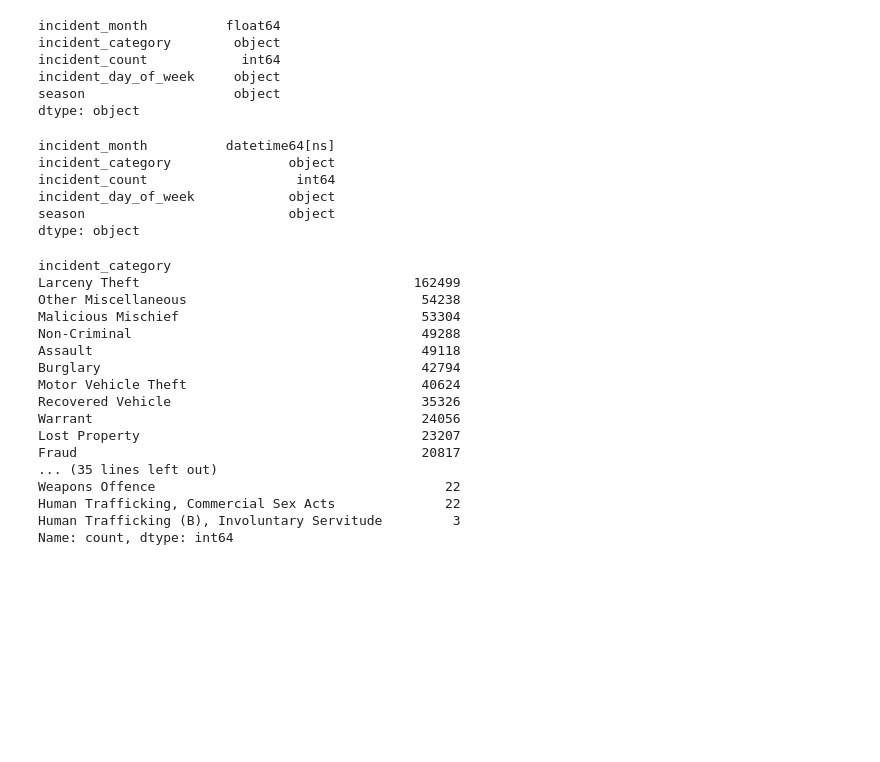
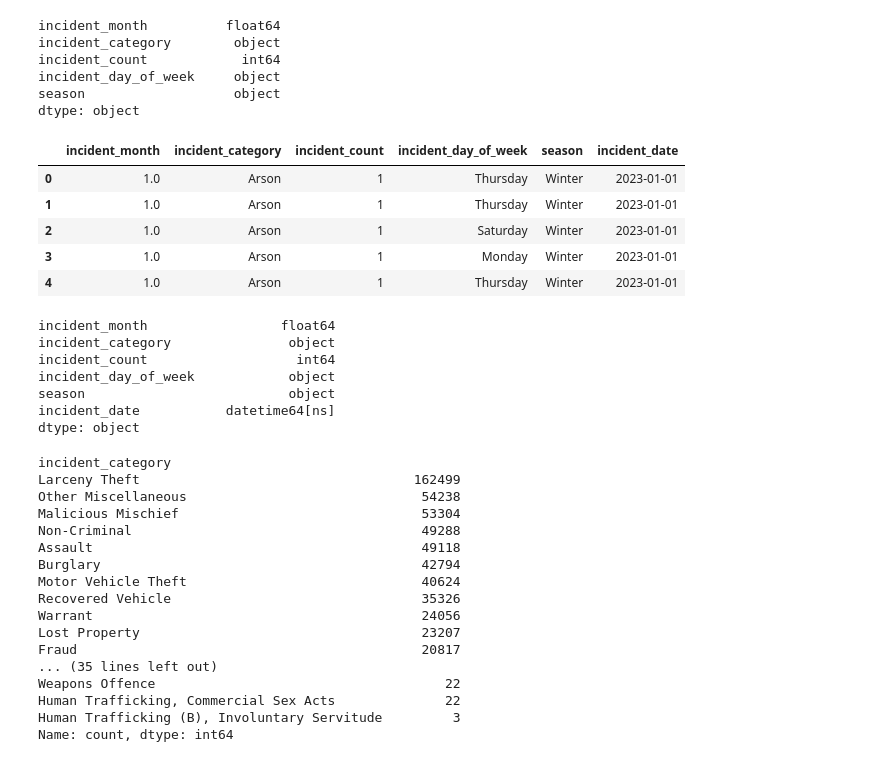
Before and after one commit to TRANDY-116/Police-Incident-Data-Pipeline, a Jupyter notebook: Analysis/Police analysis.ipynb, the cells around one changed output. Cells and saved outputs as stored; diff of their text form; code cells hidden in the pictures; blank space fills up the shorter version.

```diff
--- a/Analysis/Police analysis.ipynb
+++ b/Analysis/Police analysis.ipynb
@@ -76,15 +76,26 @@ incident_day_of_week     object
 season                   object
 dtype: object
 # %%
-data['incident_month'] = pd.to_datetime(data['incident_month'])
+# Convert 'incident_month' to datetime, setting day to 1 and year to 2023
+data['incident_date'] = pd.to_datetime(df['incident_month'], format='%m').apply(lambda x: x.replace(year=2023))
+
+data.head()
+# %% [output]
+|  | incident_month | incident_category | incident_count | incident_day_of_week | season | incident_date |
+| 0 | 1.0 | Arson | 1 | Thursday | Winter | 2023-01-01 |
+| 1 | 1.0 | Arson | 1 | Thursday | Winter | 2023-01-01 |
+| 2 | 1.0 | Arson | 1 | Saturday | Winter | 2023-01-01 |
+| 3 | 1.0 | Arson | 1 | Monday | Winter | 2023-01-01 |
+| 4 | 1.0 | Arson | 1 | Thursday | Winter | 2023-01-01 |
 # %%
 data.dtypes
 # %% [output]
-incident_month          datetime64[ns]
+incident_month                 float64
 incident_category               object
 incident_count                   int64
 incident_day_of_week            object
 season                          object
+incident_date           datetime64[ns]
 dtype: object
 # %%
 data.incident_category.value_counts()
```
Also changed, not shown: parts of 4 cells of this notebook, 2 other files.
